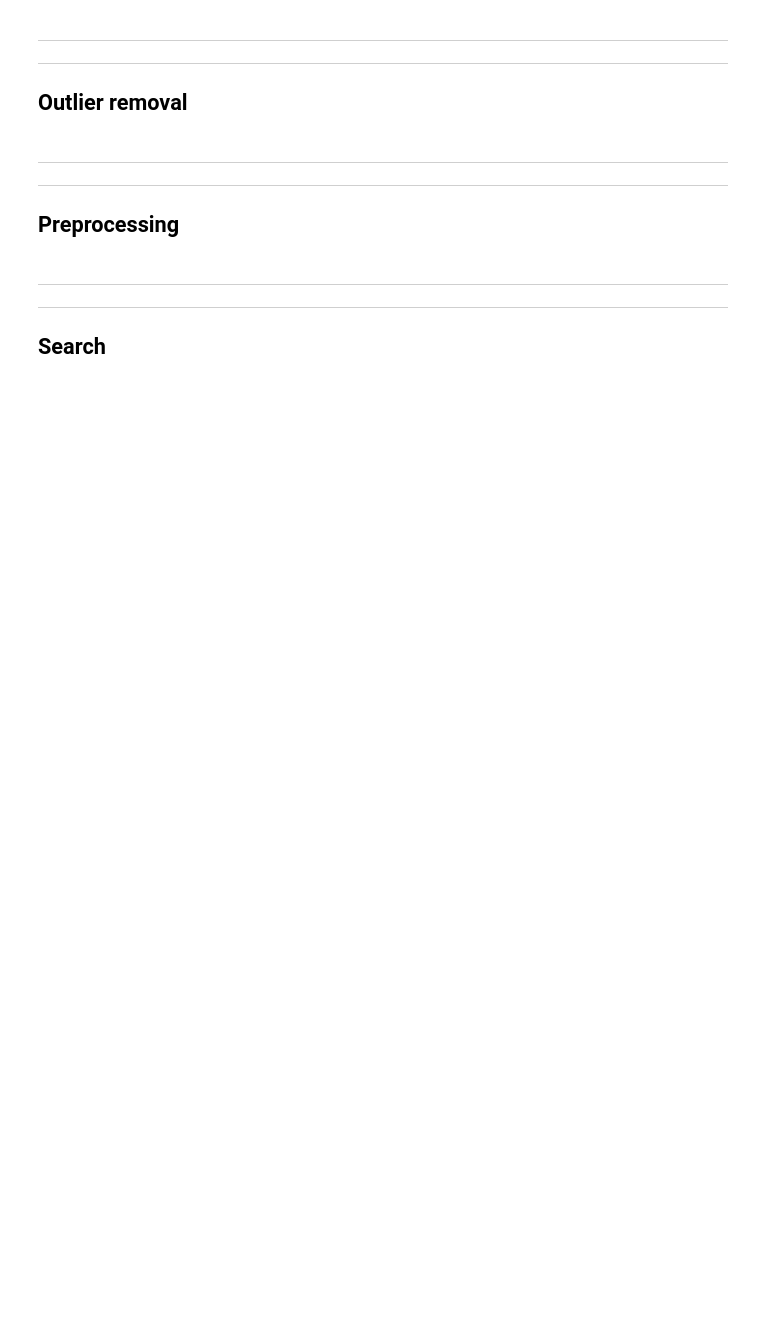
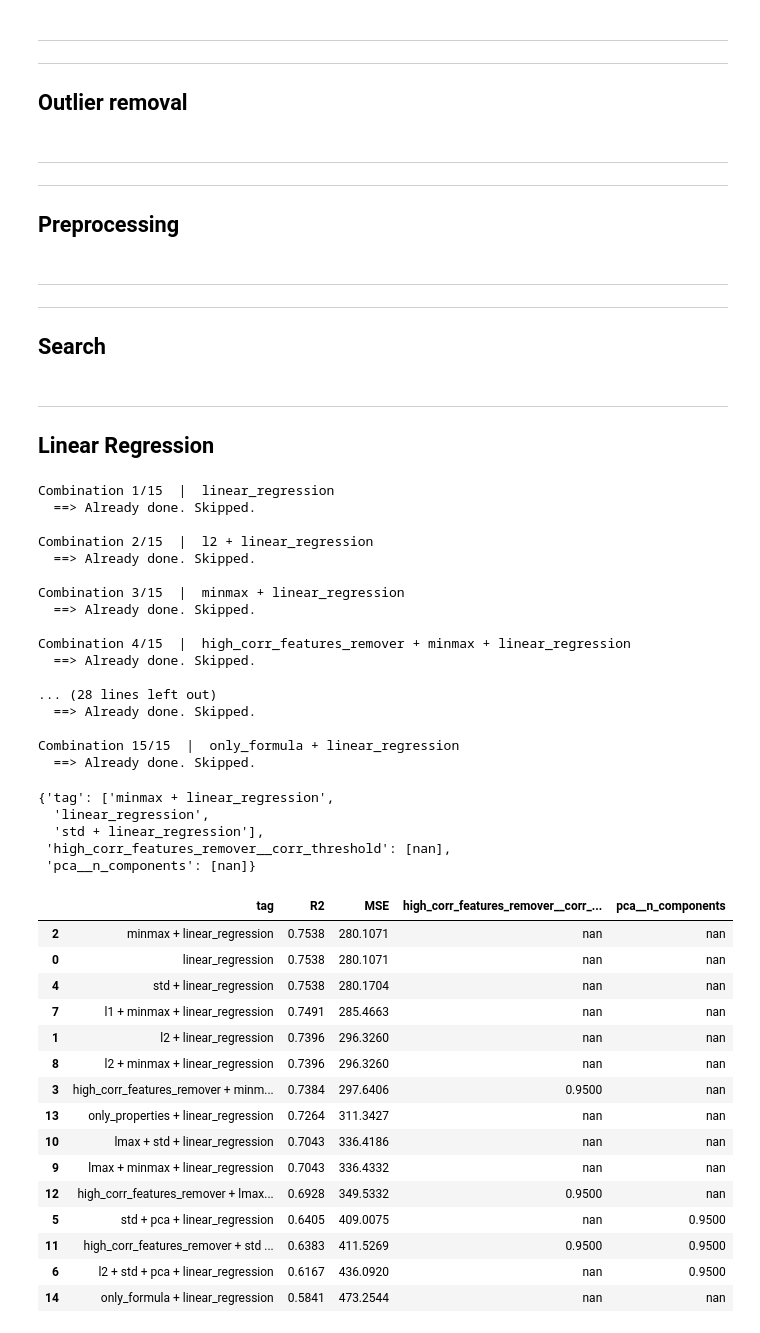
Before and after one commit to RiccardoEvangelisti/Critical-temperature-of-superconductors, a Jupyter notebook: 1_Train.ipynb, the cells around one changed output. Drawn from its saved outputs; the diff is of its cells as text; code cells hidden in the pictures; blank space fills up the shorter version.

```diff
--- a/1_Train.ipynb
+++ b/1_Train.ipynb
@@ -247,0 +286,73 @@ def grid_search(combinations: list[Combination], estimator_tag: str, save_result
+# %% [markdown]
+---
+## Linear Regression
+# %%
+estimator_tag = "linear_regression"
+linear_regression_step = Step(estimator_tag, LinearRegression())
+
+combinations = extract_combinations(
+    Pipe(linear_regression_step),
+    Pipe(l2_step, linear_regression_step),
+    #
+    Pipe(minmax_step, linear_regression_step),
+    Pipe(high_corr_features_remover_step, minmax_step, linear_regression_step),
+    #
+    Pipe(std_step, linear_regression_step),
+    Pipe(std_step, pca_step, linear_regression_step),
+    Pipe(l2_step, std_step, pca_step, linear_regression_step),
+    #
+    Pipe(l1_step, minmax_step, linear_regression_step),
+    Pipe(l2_step, minmax_step, linear_regression_step),
+    Pipe(lmax_step, minmax_step, linear_regression_step),
+    Pipe(lmax_step, std_step, linear_regression_step),
+    #
+    Pipe(high_corr_features_remover_step, std_step, pca_step, linear_regression_step),
+    Pipe(high_corr_features_remover_step, lmax_step, minmax_step, linear_regression_step),
+    #
+    Pipe(only_properties_step, linear_regression_step),
+    Pipe(only_formula_step, linear_regression_step),
+)
+grid_search(combinations, estimator_tag=estimator_tag)
+
+best_hyperparameters(OUTPUT_FOLDER + estimator_tag + "_output.csv", 20)
+
+print_results(OUTPUT_FOLDER + estimator_tag + "_output.csv", 15)
+# %% [output]
+Combination 1/15  |  linear_regression
+  ==> Already done. Skipped.
+
+Combination 2/15  |  l2 + linear_regression
+  ==> Already done. Skipped.
+
+Combination 3/15  |  minmax + linear_regression
+  ==> Already done. Skipped.
+
+Combination 4/15  |  high_corr_features_remover + minmax + linear_regression
+  ==> Already done. Skipped.
+
+... (28 lines left out)
+  ==> Already done. Skipped.
+
+Combination 15/15  |  only_formula + linear_regression
+  ==> Already done. Skipped.
+{'tag': ['minmax + linear_regression',
+  'linear_regression',
+  'std + linear_regression'],
+ 'high_corr_features_remover__corr_threshold': [nan],
+ 'pca__n_components': [nan]}
+|  | tag | R2 | MSE | high_corr_features_remover__corr_... | pca__n_components |
+| 2 | minmax + linear_regression | 0.7538 | 280.1071 | nan | nan |
+| 0 | linear_regression | 0.7538 | 280.1071 | nan | nan |
+| 4 | std + linear_regression | 0.7538 | 280.1704 | nan | nan |
+| 7 | l1 + minmax + linear_regression | 0.7491 | 285.4663 | nan | nan |
+| 1 | l2 + linear_regression | 0.7396 | 296.3260 | nan | nan |
+| 8 | l2 + minmax + linear_regression | 0.7396 | 296.3260 | nan | nan |
+| 3 | high_corr_features_remover + minm... | 0.7384 | 297.6406 | 0.9500 | nan |
+| 13 | only_properties + linear_regression | 0.7264 | 311.3427 | nan | nan |
+| 10 | lmax + std + linear_regression | 0.7043 | 336.4186 | nan | nan |
+| 9 | lmax + minmax + linear_regression | 0.7043 | 336.4332 | nan | nan |
+| 12 | high_corr_features_remover + lmax... | 0.6928 | 349.5332 | 0.9500 | nan |
+| 5 | std + pca + linear_regression | 0.6405 | 409.0075 | nan | 0.9500 |
+| 11 | high_corr_features_remover + std ... | 0.6383 | 411.5269 | 0.9500 | 0.9500 |
+| 6 | l2 + std + pca + linear_regression | 0.6167 | 436.0920 | nan | 0.9500 |
+| 14 | only_formula + linear_regression | 0.5841 | 473.2544 | nan | nan |
```
Also changed, not shown: parts of 21 cells of this notebook, 3 other files.
